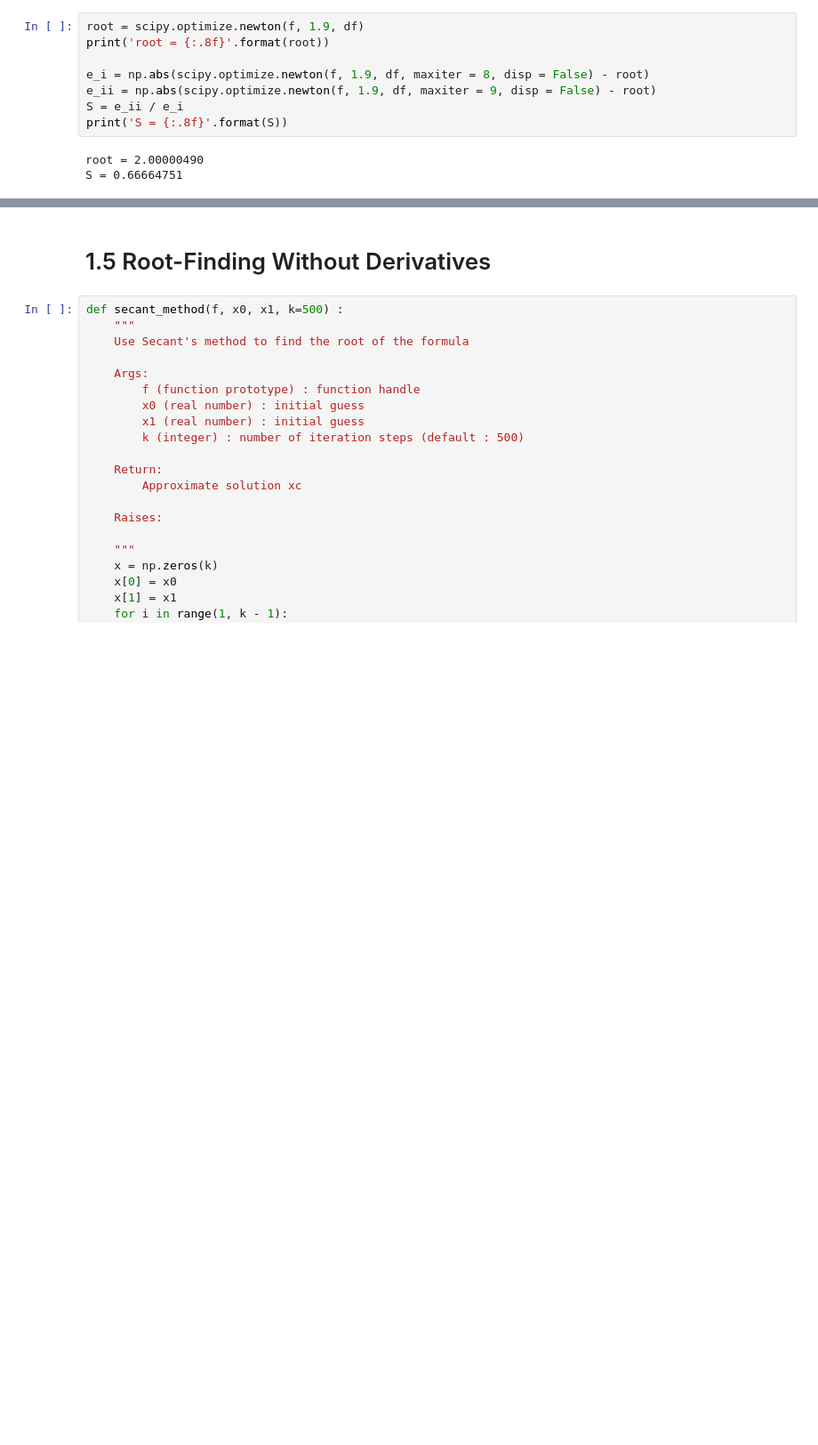
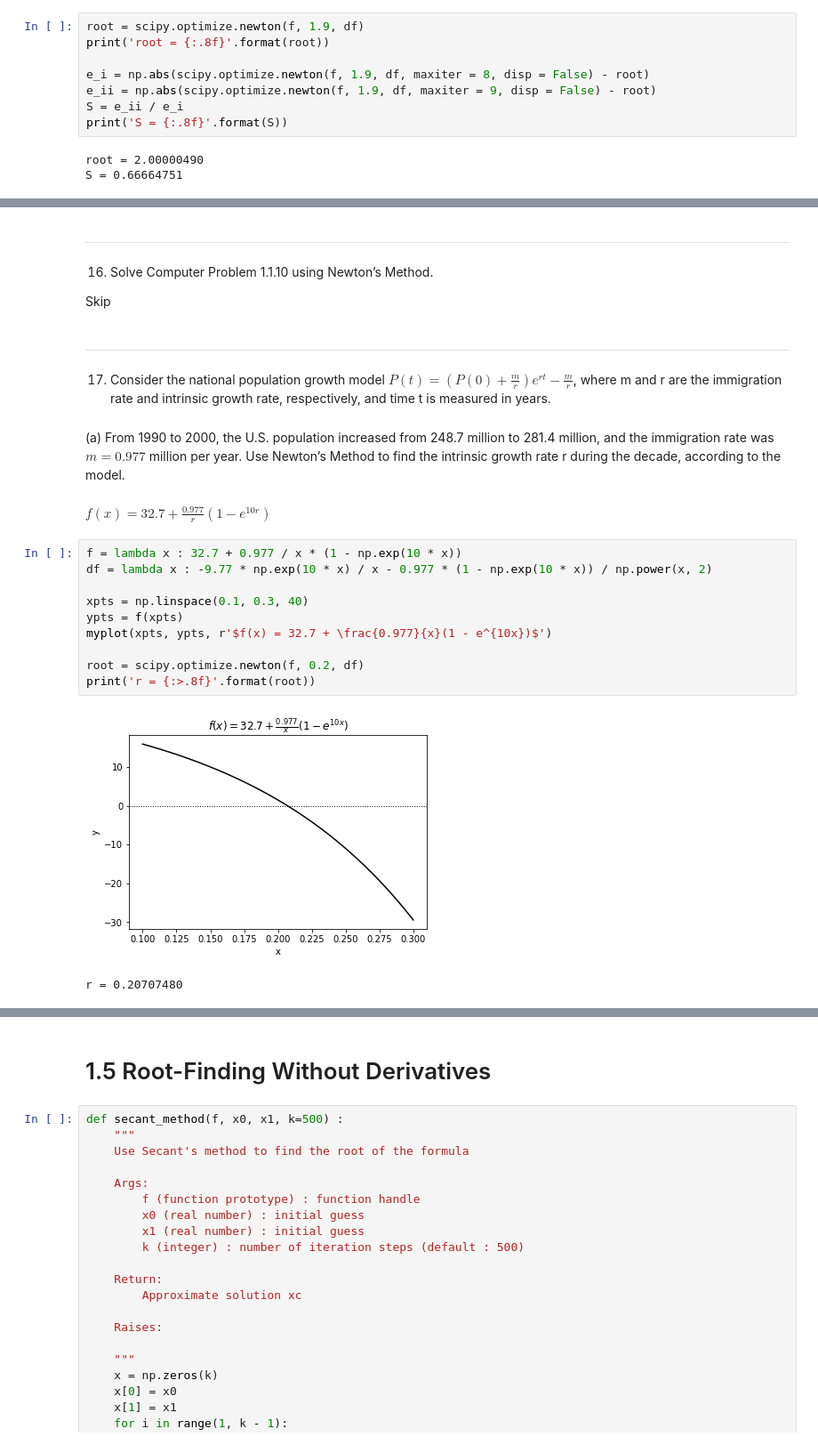
Before and after one commit to Jim00000/Numerical-Analysis, a Jupyter notebook: 1_Solving_Equations.ipynb, the cells around one changed output, grey strips where cells are left out. Shown at 89% size. Cells and saved outputs as stored; diff of their text form; blank space fills up the shorter version.

```diff
--- a/1_Solving_Equations.ipynb
+++ b/1_Solving_Equations.ipynb
@@ -1552,0 +1699,25 @@ S = 0.66664751
+# %% [markdown]
+---
+16. Solve Computer Problem 1.1.10 using Newton’s Method.
+
+Skip
+# %% [markdown]
+---
+17. Consider the national population growth model $P(t) = (P(0) + \frac{m}{r})e^{rt} - \frac{m}{r}$, where m and r are the immigration rate and intrinsic growth rate, respectively, and time t is measured in years.
+# %% [markdown]
+(a) From 1990 to 2000, the U.S. population increased from 248.7 million to 281.4 million, and the immigration rate was $m = 0.977$ million per year. Use Newton’s Method to find the intrinsic growth rate r during the decade, according to the model.
+# %% [markdown]
+$f(x) = 32.7 + \frac{0.977}{r}(1 - e^{10r})$
+# %%
+f = lambda x : 32.7 + 0.977 / x * (1 - np.exp(10 * x))
+df = lambda x : -9.77 * np.exp(10 * x) / x - 0.977 * (1 - np.exp(10 * x)) / np.power(x, 2)
+
+xpts = np.linspace(0.1, 0.3, 40)
+ypts = f(xpts)
+myplot(xpts, ypts, r'$f(x) = 32.7 + \frac{0.977}{x}(1 - e^{10x})$')
+
+root = scipy.optimize.newton(f, 0.2, df)
+print('r = {:>.8f}'.format(root))
+# %% [output]
+[figure, added]
+r = 0.20707480
```
Also changed, not shown: parts of 26 cells of this notebook.
